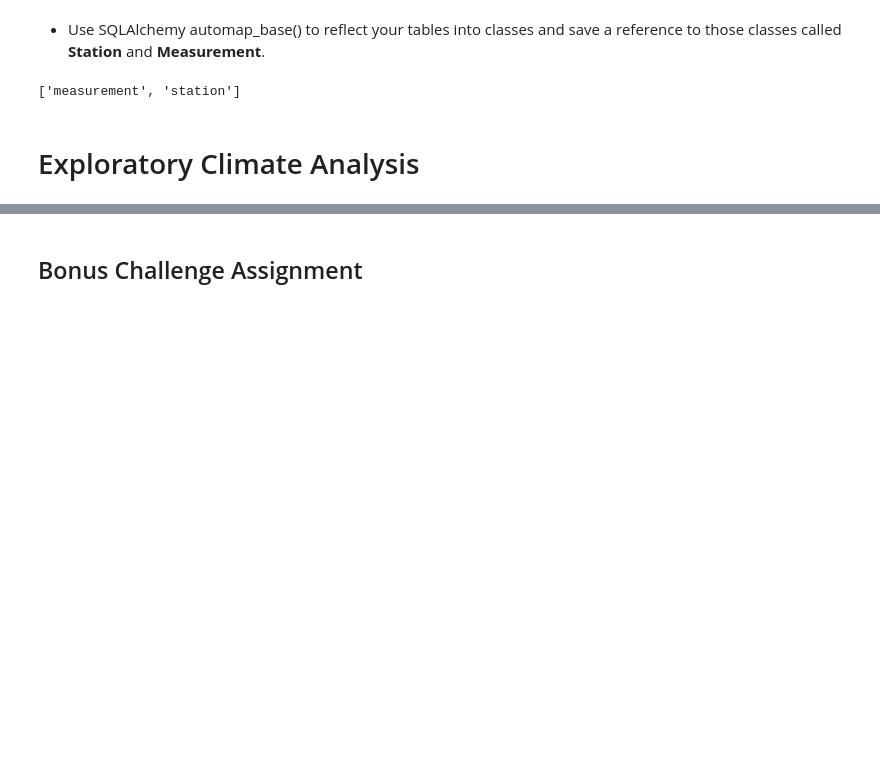
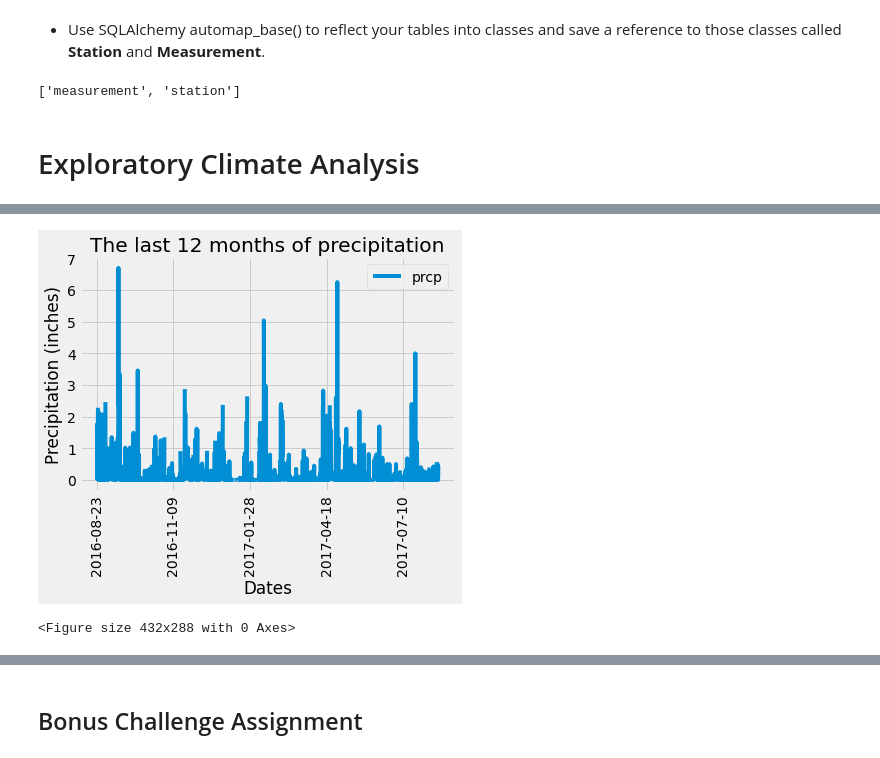
Before and after one commit to agkden/SQLAlchemy-challenge, a Jupyter notebook: climate_hawaii.ipynb, the cells around one changed output, grey strips where cells are left out. Drawn from its saved outputs; the diff is of its cells as text; code cells hidden in the pictures; blank space fills up the shorter version.

Commit message:
update file
Precipitation and Station Analysis added

```diff
--- a/climate_hawaii.ipynb
+++ b/climate_hawaii.ipynb
@@ -111,11 +113,26 @@ session = Session(engine)
 # Design a query to retrieve the last 12 months of precipitation data and plot the results
 
 # Calculate the date 1 year ago from the last data point in the database
+# Last date in the database
+session.query(Measurement.date).order_by(Measurement.date.desc()).first()
+        # => '2017-08-23'
+
+year_ago = dt.date(2017, 8, 23) - dt.timedelta(days=365)
+#year_ago   # => '2016-08-23'
 
 # Perform a query to retrieve the data and precipitation scores
+prec_data = session.query(Measurement.prcp, Measurement.date) \
+            .filter(Measurement.date >= year_ago).all()
+#prec_data
 
-# Save the query results as a Pandas DataFrame and set the index to the date column
+# Save the query results as a Pandas DataFrame
+prec_df = pd.DataFrame(prec_data)
+#prec_df.head()
+
+# set the index to the date column
+prec_df.set_index('date',inplace=True)
 
 # Sort the dataframe by date
+prec_df.sort_index(inplace=True)
 
-# Use Pandas Plotting with Matplotlib to plot the data
+prec_df.head()
@@ -122,2 +147,15 @@ session = Session(engine)
+# %%
+# Use Pandas Plotting with Matplotlib to plot the data
+prec_df.plot(rot=90)
+
+plt.title("The last 12 months of precipitation")
+plt.xlabel("Dates")
+plt.ylabel("Precipitation (inches)")
+
+plt.show()
+plt.tight_layout()
+# %% [output]
+[figure, added]
+<Figure size 432x288 with 0 Axes>
 # %%
 # Use Pandas to calcualte the summary statistics for the precipitation data
```
Also changed, not shown: parts of 9 cells of this notebook.
